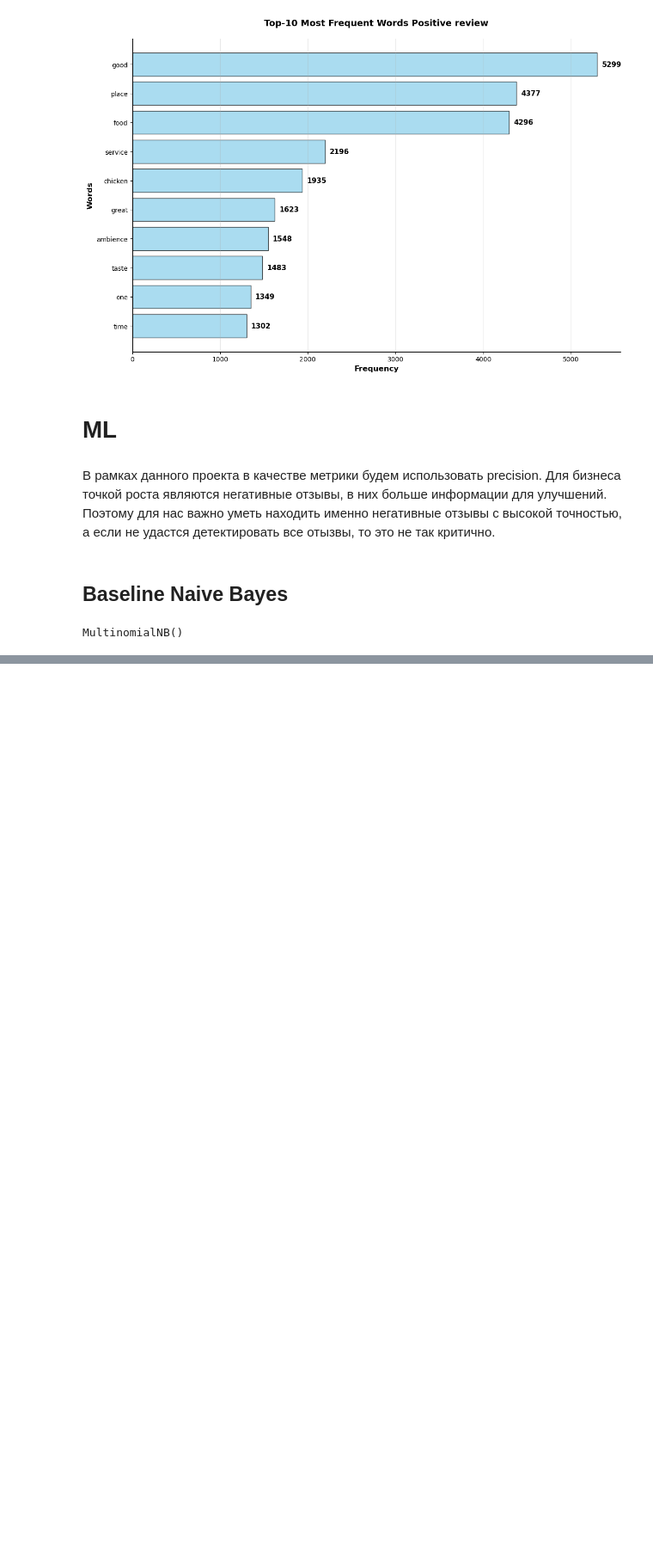
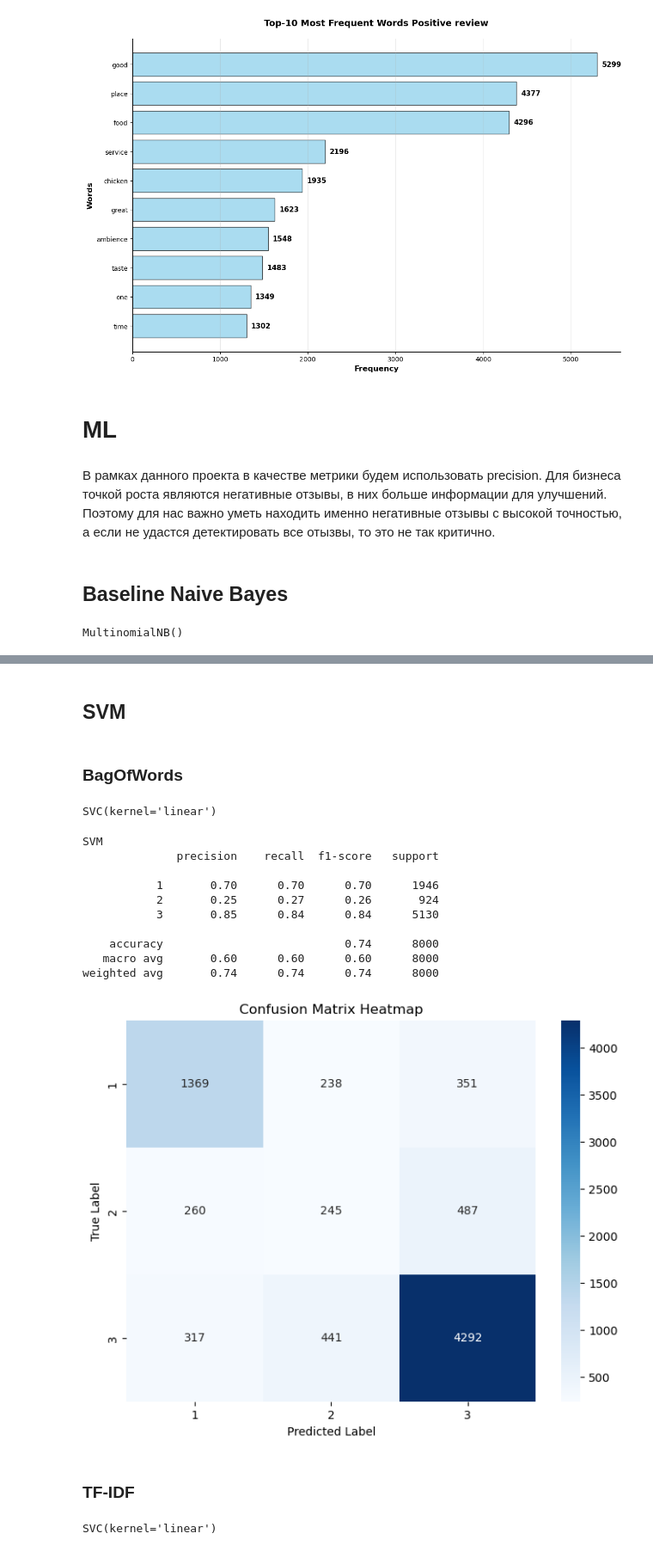
Before and after one commit to StoryTeller72/-Restaurant-overview-classification-with-NLP, a Jupyter notebook: main.ipynb, the cells around one changed output, grey strips where cells are left out. Shown at 86% size. Drawn from its saved outputs; the diff is of its cells as text; code cells hidden in the pictures; blank space fills up the shorter version.

```diff
--- a/main.ipynb
+++ b/main.ipynb
@@ -370,17 +371,14 @@ modelNB.fit(X_train_vec, Y_train)
 # %% [output]
 MultinomialNB()
 # %%
-def evaluate_model(model,X_test, y_test, model_name):
+def evaluate_model(model,X_test, y_test, model_name, avg='micro'):
     y_pred = model.predict(X_test)
 
-    precision = precision_score(y_test, y_pred, average='micro')
-    recall = recall_score(y_test, y_pred, average='micro')
-    f1 = f1_score(y_test, y_pred, average='micro')
+    precision = precision_score(y_test, y_pred, average=avg)
+    recall = recall_score(y_test, y_pred, average=avg)
+    f1 = f1_score(y_test, y_pred, average=avg)
     print(model_name)
-    print('-'*10 + 'Metrics' + '-'*10)
-    print(f'precision: {precision:.2f}')
-    print(f'recall: {recall:.2f}')
-    print(f'f1 score: {f1:.2f}')
+    print(classification_report(y_pred, y_test))
     class_labels = np.unique(y_test)
     conf_matrix = confusion_matrix(y_test, y_pred)
     plt.figure(figsize=(8, 6))
@@ -390,5 +388,5 @@ def evaluate_model(model,X_test, y_test, model_name):
     plt.ylabel('True Label')
     plt.show()
 
-    return (precision, recall, f1)
+    return classification_report(y_pred, y_test, output_dict=True)
 # %%
@@ -404,0 +408,27 @@ results['NaiveB'] = scores
+# %% [markdown]
+## SVM
+# %% [markdown]
+### BagOfWords
+# %%
+vectoriser = CountVectorizer()
+X_train_BOF = vectoriser.fit_transform(X_train)
+X_test_BOF = vectoriser.transform(X_test)
+# %%
+svm_classifier = SVC(kernel='linear')
+svm_classifier.fit(X_train_BOF, Y_train)
+# %% [output]
+SVC(kernel='linear')
+# %%
+scoreSVM_BOF = evaluate_model(svm_classifier, X_test_BOF, Y_test, 'SVM', avg='macro')
+# %% [output]
+SVM
+              precision    recall  f1-score   support
+
+           1       0.70      0.70      0.70      1946
+           2       0.25      0.27      0.26       924
+           3       0.85      0.84      0.84      5130
+
+    accuracy                           0.74      8000
+   macro avg       0.60      0.60      0.60      8000
+weighted avg       0.74      0.74      0.74      8000
+[figure, added]
@@ -404,0 +437,2 @@ results['NaiveB'] = scores
+# %% [markdown]
+### TF-IDF
@@ -404,0 +443,5 @@ results['NaiveB'] = scores
+# %%
+svm_classifier = SVC(kernel='linear')
+svm_classifier.fit(X_train_TFIDF, Y_train)
+# %% [output]
+SVC(kernel='linear')
```
Also changed, not shown: parts of 8 cells of this notebook.
